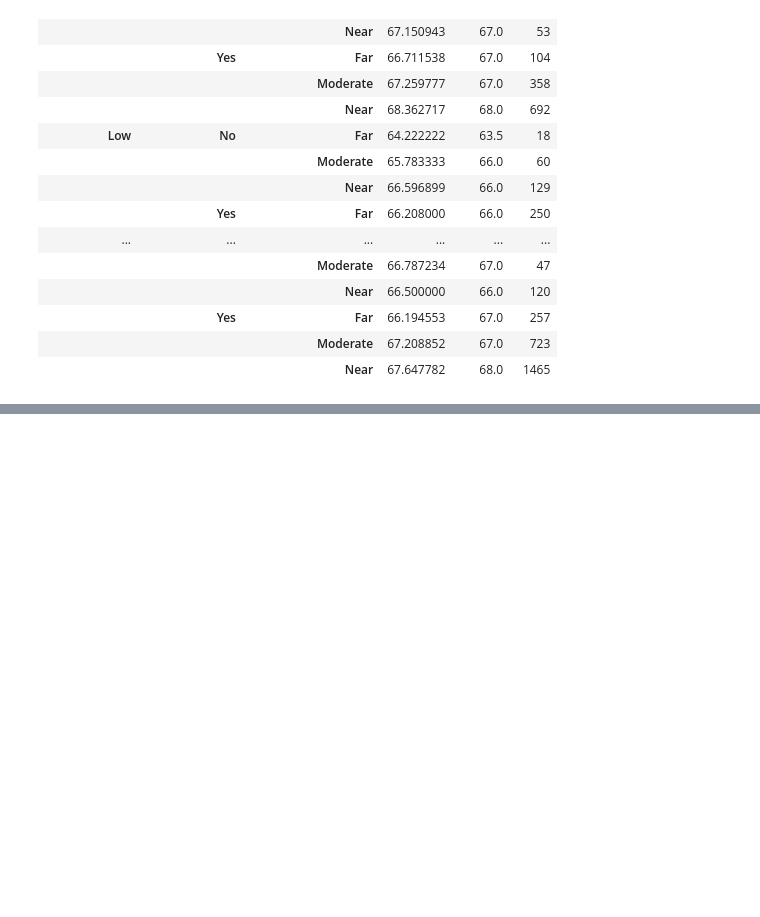
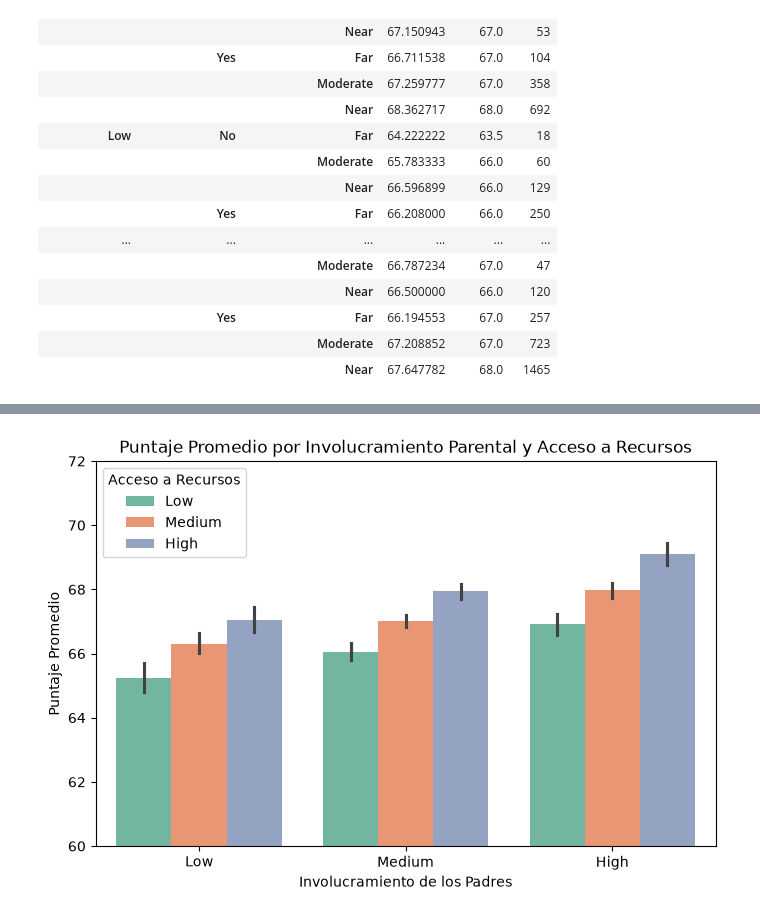
Before and after one commit to ocamporuiznicolas-ux/Proyecto-Final-Progra-2, a Jupyter notebook: notebooks/limpiezaDatos.ipynb, the cells around one changed output, grey strips where cells are left out. Saved outputs shown, nothing was run; the diff lists cells and outputs as text; code cells hidden in the pictures; blank space fills up the shorter version.

```diff
--- a/notebooks/limpiezaDatos.ipynb
+++ b/notebooks/limpiezaDatos.ipynb
@@ -347,0 +407,16 @@ df["Academic_Progress"] = df["Exam_Score"] - df["Previous_Scores"]
+# %%
+#Grafico 4: Puntaje promedio segun involucramiento de los padres y acceso a recursos
+plt.figure(figsize=(8, 5))
+sns.barplot(data=df, x="Parental_Involvement", y="Exam_Score", hue="Access_to_Resources",
+            order=["Low", "Medium", "High"], hue_order=["Low", "Medium", "High"], palette="Set2")
+plt.ylim(60, 72)
+plt.title("Puntaje Promedio por Involucramiento Parental y Acceso a Recursos")
+plt.xlabel("Involucramiento de los Padres")
+plt.ylabel("Puntaje Promedio")
+plt.legend(title="Acceso a Recursos")
+plt.show()
+
+#Conclusion: a mayor involucramiento de los padres y mayor acceso a recursos, mayor puntaje.
+#Los estudiantes con ambos en nivel bajo promedian 65.2, y con ambos en nivel alto promedian 69.1 (casi 4 puntos mas).
+# %% [output]
+[figure, added]
```
Also changed, not shown: parts of 6 cells of this notebook, 1 other file.
